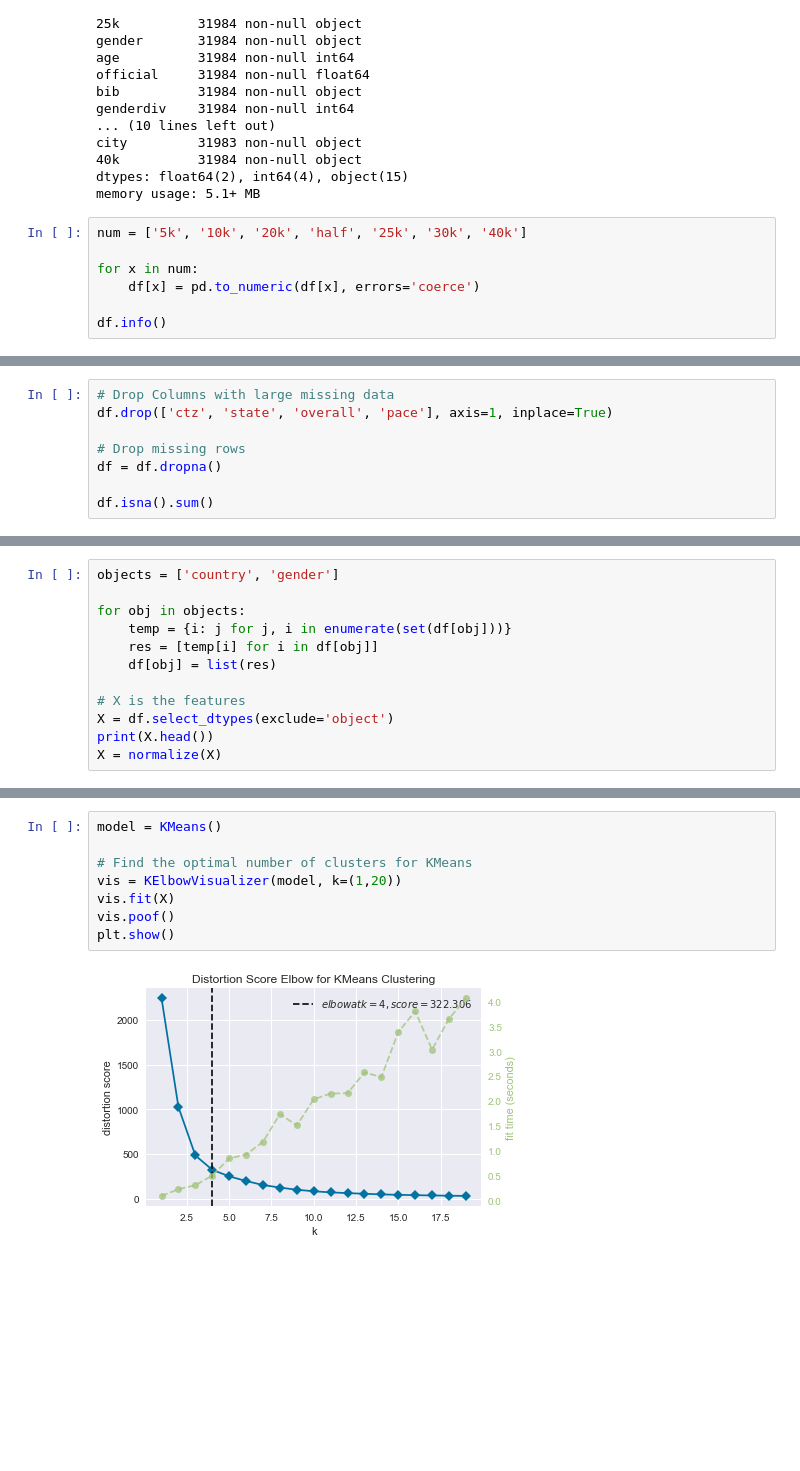
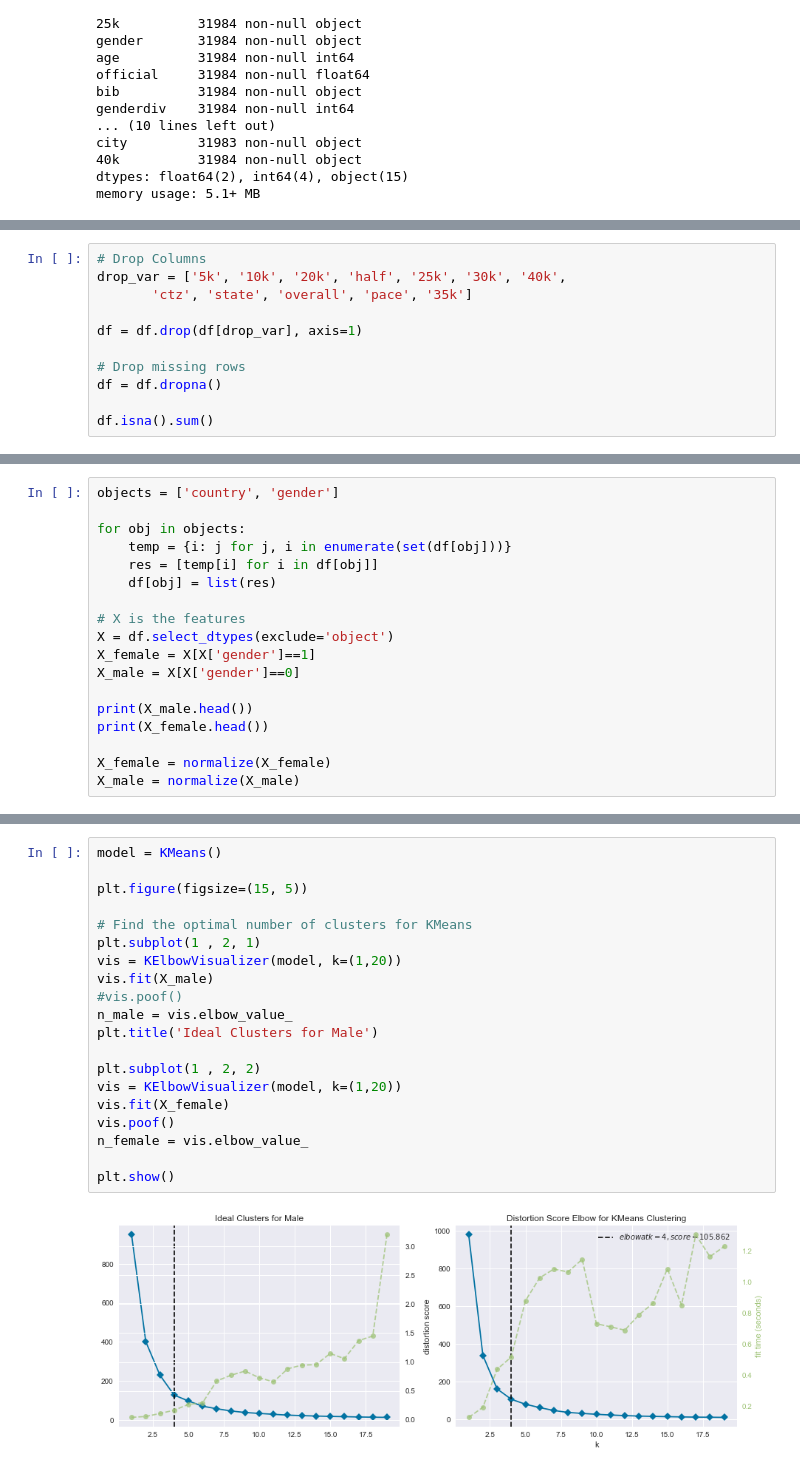
Before and after one commit to andrewab981/Thinkful, a Jupyter notebook: Module 30/30.4 Boston Marathon Challenge.ipynb, the cells around one changed output, grey strips where cells are left out. Drawn from its saved outputs; the diff is of its cells as text; blank space fills up the shorter version.

```diff
--- a/Module 30/30.4 Boston Marathon Challenge.ipynb
+++ b/Module 30/30.4 Boston Marathon Challenge.ipynb
@@ -51,10 +51,3 @@ city         31983 non-null object
 40k          31984 non-null object
 dtypes: float64(2), int64(4), object(15)
 memory usage: 5.1+ MB
-# %%
-num = ['5k', '10k', '20k', 'half', '25k', '30k', '40k']
-
-for x in num:
-    df[x] = pd.to_numeric(df[x], errors='coerce')
-
-df.info()
@@ -98,7 +73,10 @@ city             1
 dtype: int64
 # %%
-# Drop Columns with large missing data
-df.drop(['ctz', 'state', 'overall', 'pace'], axis=1, inplace=True)
+# Drop Columns
+drop_var = ['5k', '10k', '20k', 'half', '25k', '30k', '40k',
+       'ctz', 'state', 'overall', 'pace', '35k']
+
+df = df.drop(df[drop_var], axis=1)
 
 # Drop missing rows
 df = df.dropna()
@@ -142,6 +134,12 @@ for obj in objects:
 
 # X is the features
 X = df.select_dtypes(exclude='object')
-print(X.head())
-X = normalize(X)
+X_female = X[X['gender']==1]
+X_male = X[X['gender']==0]
+
+print(X_male.head())
+print(X_female.head())
+
+X_female = normalize(X_female)
+X_male = normalize(X_male)
 # %% [output]
@@ -163,10 +161,22 @@ X = normalize(X)
 # %%
 model = KMeans()
 
+plt.figure(figsize=(15, 5))
+
 # Find the optimal number of clusters for KMeans
+plt.subplot(1 , 2, 1)
 vis = KElbowVisualizer(model, k=(1,20))
-vis.fit(X)
+vis.fit(X_male)
+#vis.poof()
+n_male = vis.elbow_value_
+plt.title('Ideal Clusters for Male')
+
+plt.subplot(1 , 2, 2)
+vis = KElbowVisualizer(model, k=(1,20))
+vis.fit(X_female)
 vis.poof()
+n_female = vis.elbow_value_
+
 plt.show()
 # %% [output]
-[figure, old version]
+[figure, new version]
```
Also changed, not shown: parts of 22 cells of this notebook.
